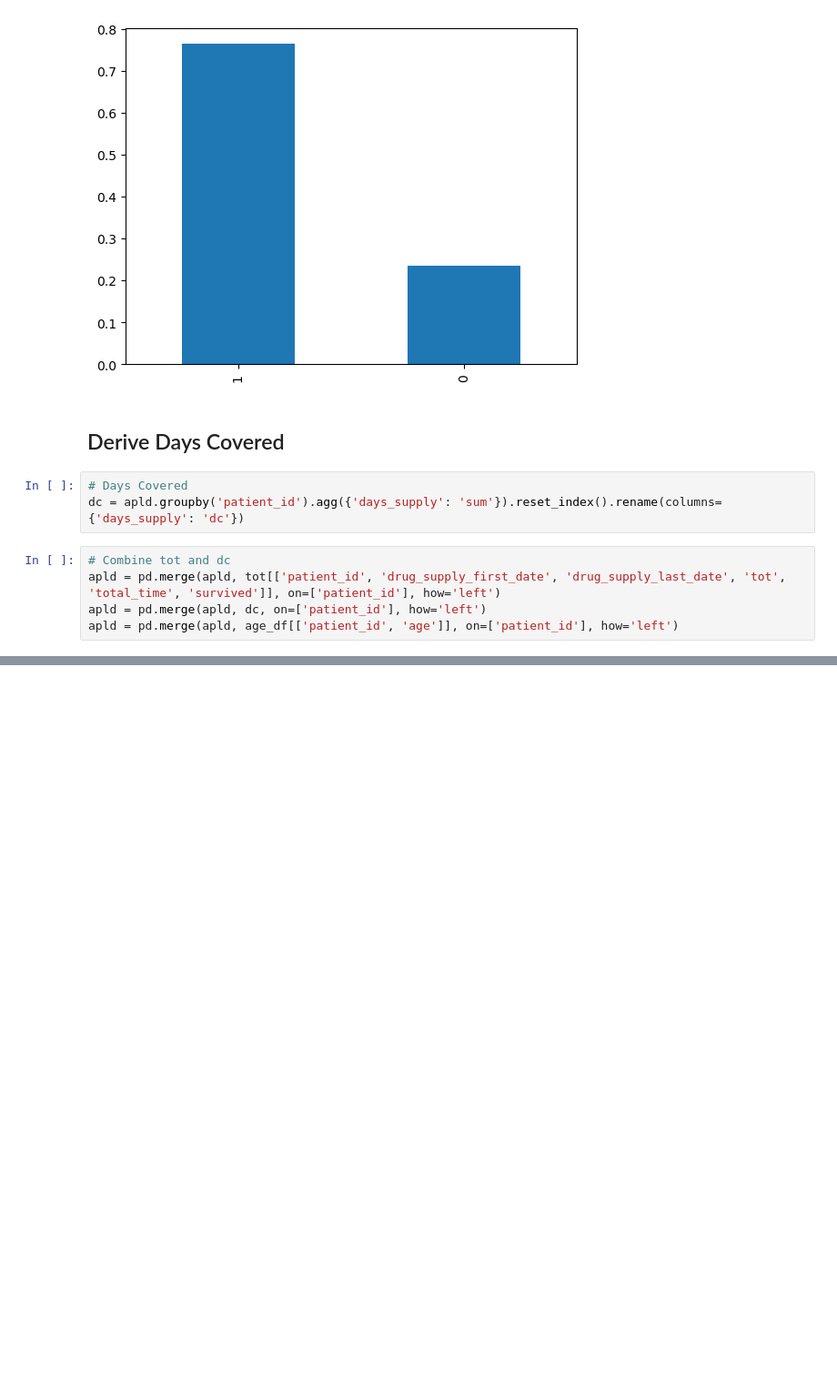
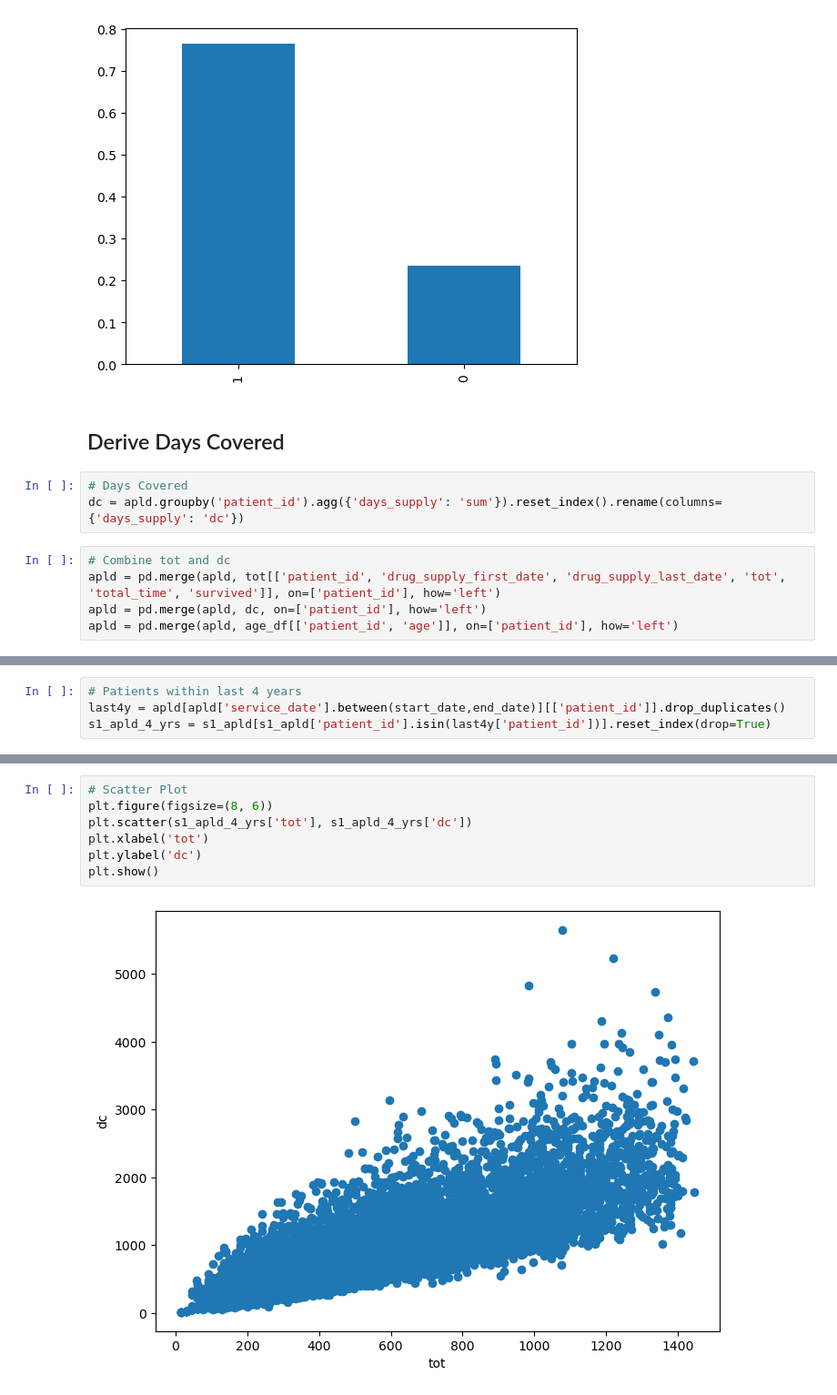
Before and after one commit to nicksv03/Survival_Analysis_BYOP, a Jupyter notebook: survival_analysis.ipynb, the cells around one changed output, grey strips where cells are left out. Shown: that part at 91% size. Drawn from its saved outputs; the diff is of its cells as text; blank space fills up the shorter version.

```diff
--- a/survival_analysis.ipynb
+++ b/survival_analysis.ipynb
@@ -175,0 +234,4 @@ apld = pd.merge(apld, age_df[['patient_id', 'age']], on=['patient_id'], how='lef
+# %%
+# Patients within last 4 years
+last4y = apld[apld['service_date'].between(start_date,end_date)][['patient_id']].drop_duplicates()
+s1_apld_4_yrs = s1_apld[s1_apld['patient_id'].isin(last4y['patient_id'])].reset_index(drop=True)
@@ -175,0 +262,9 @@ apld = pd.merge(apld, age_df[['patient_id', 'age']], on=['patient_id'], how='lef
+# %%
+# Scatter Plot
+plt.figure(figsize=(8, 6))
+plt.scatter(s1_apld_4_yrs['tot'], s1_apld_4_yrs['dc'])
+plt.xlabel('tot')
+plt.ylabel('dc')
+plt.show()
+# %% [output]
+[figure, added]
```
Also changed, not shown: parts of 12 cells of this notebook.
